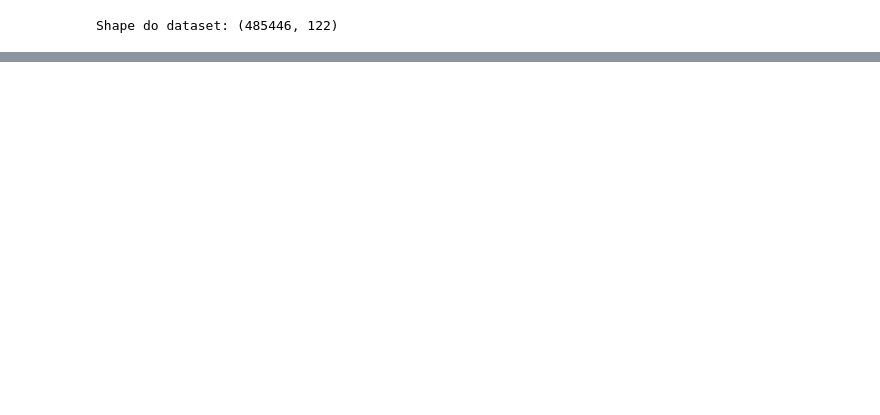
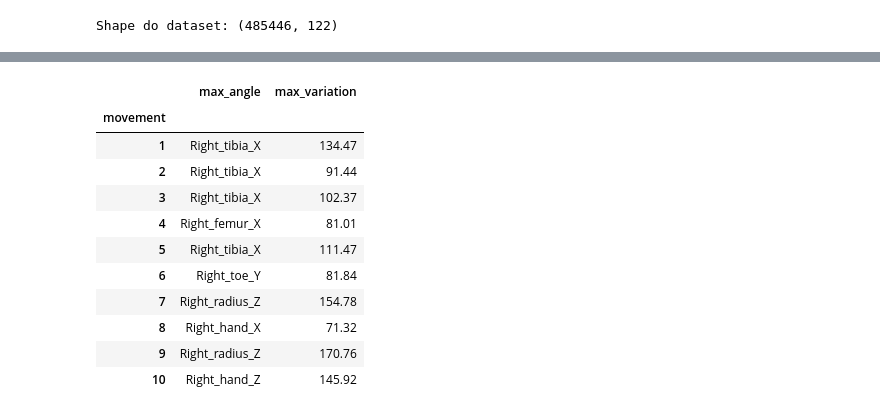
Before and after one commit to thigoai/extraction_data, a Jupyter notebook: extraction_data.ipynb, the cells around one changed output, grey strips where cells are left out. Cells and saved outputs as stored; diff of their text form; code cells hidden in the pictures; blank space fills up the shorter version.

```diff
--- a/extraction_data.ipynb
+++ b/extraction_data.ipynb
@@ -155,0 +167,29 @@ Total de valores nulos: 0
+# %%
+angle_variation = (
+    df.groupby(['movement', 'subject', 'execution'])[ANGLE_COLS]
+    .agg(lambda x: x.max() - x.min())   # amplitude de cada execução individual
+    .groupby('movement')                  # agrupa por movimento
+    .mean()                               # média das amplitudes
+)
+
+max_variation_per_exe = angle_variation.idxmax(axis=1)
+max_value_per_exe     = angle_variation.max(axis=1)
+
+result = pd.DataFrame({
+    'max_angle'    : max_variation_per_exe,
+    'max_variation': max_value_per_exe.round(2)
+})
+display(result)
+# %% [output]
+|  | max_angle | max_variation |
+| movement |  |  |
+| 1 | Right_tibia_X | 134.47 |
+| 2 | Right_tibia_X | 91.44 |
+| 3 | Right_tibia_X | 102.37 |
+| 4 | Right_femur_X | 81.01 |
+| 5 | Right_tibia_X | 111.47 |
+| 6 | Right_toe_Y | 81.84 |
+| 7 | Right_radius_Z | 154.78 |
+| 8 | Right_hand_X | 71.32 |
+| 9 | Right_radius_Z | 170.76 |
+| 10 | Right_hand_Z | 145.92 |
```
Also changed, not shown: parts of 5 cells of this notebook.
